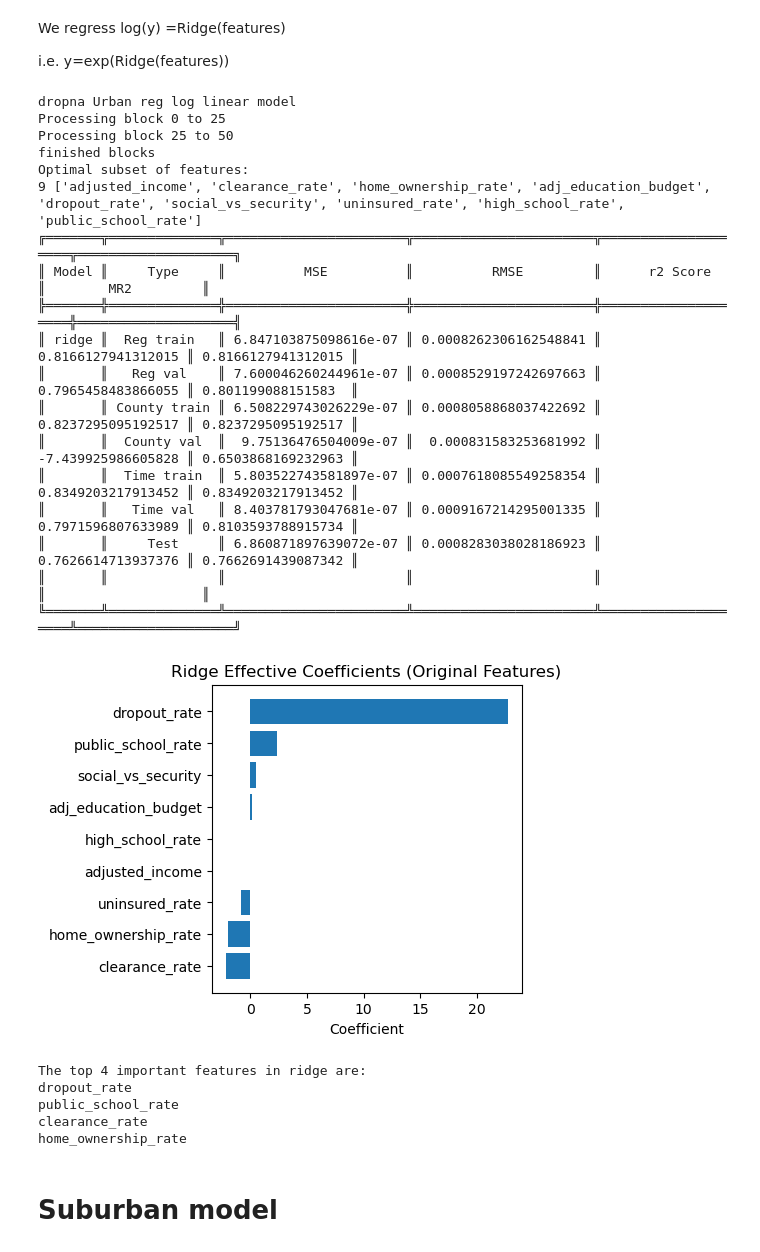
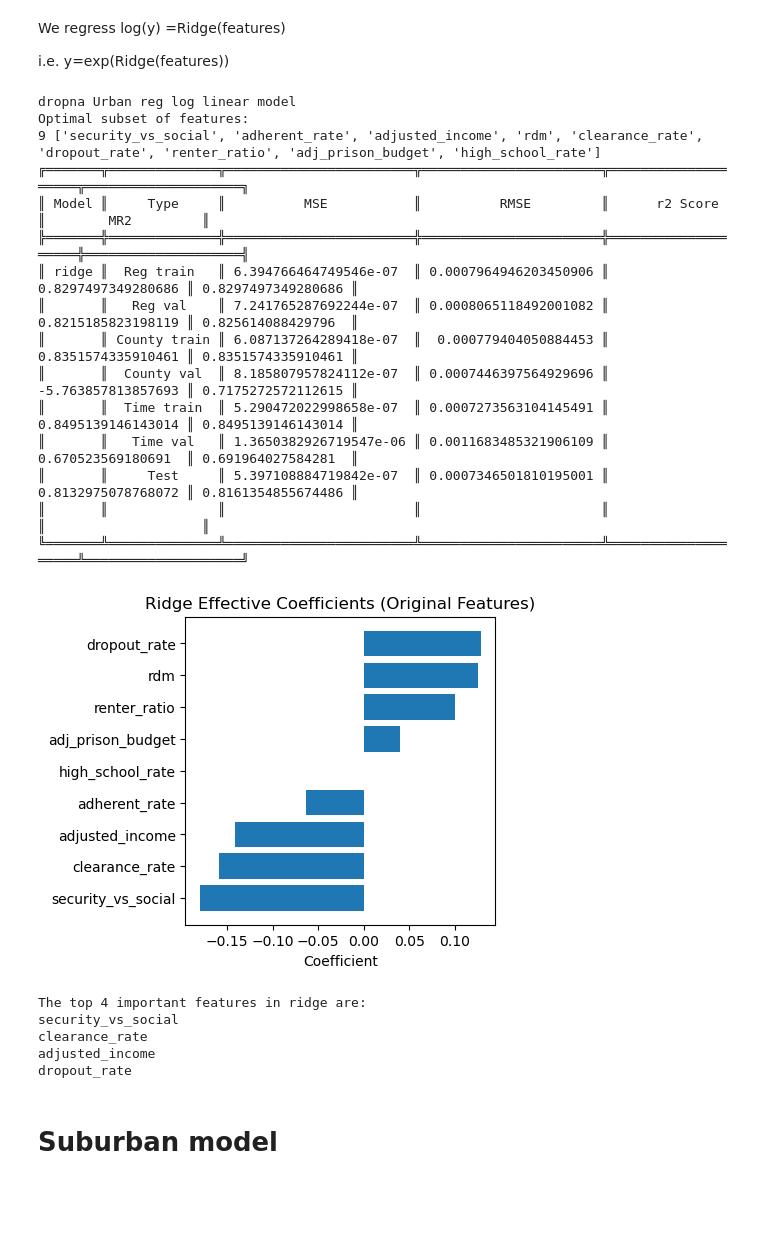
Before and after one commit to git-loa/CrimePatternsProject, a Jupyter notebook: data-exploration/Final_Model.ipynb, the cells around one changed output. Cells and saved outputs as stored; diff of their text form; code cells hidden in the pictures; blank space fills up the shorter version.

Commit message:
Corrected the feature importance function in Final_model.ipmy

```diff
--- a/data-exploration/Final_Model.ipynb
+++ b/data-exploration/Final_Model.ipynb
@@ -51,11 +51,11 @@ feature_0=['Population','clearance_rate',
        'renter_ratio',
        'median_age', 'adj_police_budget',
        'adj_education_budget', 'adj_welfare_budget',
-       'adj_mental_health_budget', 'adj_rehab_budget', 'adj_health_budget',
+        'adj_mental_health_budget', 'adj_rehab_budget','adj_health_budget',
        'adj_judiciary_budget', 'adj_prison_budget',
        'house_affordability', 'uninsured_rate',
        'high_school_rate', 'dropout_rate', 'public_school_rate',
-        "social_vs_security", "security_vs_social"] #'adherent_rate', 'rdm', #'median_house_value',
+        "social_vs_security", "security_vs_social", 'adherent_rate', 'rdm']
 feature_cat=['Category_Rural', 'Category_Suburban', 'Category_Urban']
 crime_dataframe=tentative_df[['County', 'Year',  'crime_rate']+feature_0+feature_cat]
 crime_dataframe=crime_dataframe.set_index(['County', 'Year'])
@@ -198,6 +198,23 @@ for key in Final.keys():
 # Codes
 # %%
 def print_table(model_stats):
+    """
+    Prints a formatted table of model performance metrics.
+
+    The function expects `model_stats` to be a dictionary where:
+      - Each key is a model name.
+      - The value is another dictionary where keys represent different
+        cross-validation types (e.g., "Reg train", "Reg val", etc.) and values
+        are lists of performance metrics. Each metrics list is expected to contain:
+          [MSE, RMSE, r2 Score, MR2]
+        or, in some cases, only the first three metrics.
+
+    The table displays rows for each model and each CV scheme, with columns for
+    Model, Type (CV scheme), MSE, RMSE, r2 Score, and MR2. For additional rows
+    under the same model, the model name is omitted to improve readability.
+
+    The table is formatted using the PrettyTable package with a double border.
+    """
     table = PrettyTable()
     table.field_names = ["Model", "Type", "MSE", "RMSE", "r2 Score", "MR2"]
 
@@ -249,7 +266,7 @@ def feature_importance_PCA(fitted_models, features, size, plot=True, models_to_u
         pca_mlr = fitted_models["mlr"].named_steps["pca"]
         lin_mlr = fitted_models["mlr"].named_steps["Lin"]
         # Back-transform coefficients: effective_coef = (PCA.components_.T @ coef) / scaler.scale_
-        eff_coef_mlr = (pca_mlr.components_.T.dot(lin_mlr.coef_)) / scaler_mlr.scale_
+        eff_coef_mlr = (pca_mlr.components_.T.dot(lin_mlr.coef_)) #/ scaler_mlr.scale_
         sorted_indices_mlr = np.argsort(eff_coef_mlr)
         if plot:
             plt.figure(figsize=size)
@@ -268,7 +285,7 @@ def feature_importance_PCA(fitted_models, features, size, plot=True, models_to_u
         scaler_ridge = fitted_models["ridge"].named_steps["scale"]
         pca_ridge = fitted_models["ridge"].named_steps["pca"]
         ridge_model = fitted_models["ridge"].named_steps["ridge"]
-        eff_coef_ridge = (pca_ridge.components_.T.dot(ridge_model.coef_)) / scaler_ridge.scale_
+        eff_coef_ridge = (pca_ridge.components_.T.dot(ridge_model.coef_)) #/ scaler_ridge.scale_
         sorted_indices_ridge = np.argsort(eff_coef_ridge)
         if plot:
             plt.figure(figsize=size)
@@ -1000,9 +1017,9 @@ def log_fit(
 # Reset Best features
 # %%
 Best_features = {}
-Best_features['Urban']=['adjusted_income', 'clearance_rate', 'home_ownership_rate', 'adj_education_budget', 'dropout_rate', 'social_vs_security', 'uninsured_rate', 'high_school_rate', 'public_school_rate']
-#Best_features['Suburban']=
-#Best_features['Rural']=
+Best_features['Urban']=['security_vs_social', 'adherent_rate', 'adjusted_income', 'rdm', 'clearance_rate', 'dropout_rate', 'renter_ratio', 'adj_prison_budget', 'high_school_rate']
+Best_features['Suburban']=['adherent_rate^2', 'adj_police_budget dropout_rate', 'population_density adj_welfare_budget', 'poverty_rate adj_rehab_budget', 'adjusted_income median_age', 'home_ownership_rate^2', 'mobile_home_ratio^2', 'Population', 'adj_rehab_budget', 'house_affordability', 'population_density poverty_rate', 'poverty_rate adj_police_budget', 'adherent_rate', 'adj_judiciary_budget', 'clearance_rate rent_burden', 'adjusted_income^2', 'public_school_rate^2', 'high_school_rate', 'public_school_rate']
+Best_features['Rural']=['adjusted_income adherent_rate', 'adj_mental_health_budget uninsured_rate', 'adjusted_income', 'mobile_home_ratio', 'clearance_rate', 'vacancy_rate security_vs_social', 'rent_burden adherent_rate', 'dropout_rate', 'security_vs_social rdm', 'adj_health_budget uninsured_rate', 'uninsured_rate', 'renter_ratio adherent_rate', 'adj_judiciary_budget adherent_rate', 'poverty_rate Number_of_Persons_per_HseHld', 'home_ownership_rate adj_health_budget', 'adj_judiciary_budget high_school_rate', 'population_density', 'adj_prison_budget uninsured_rate', 'adj_education_budget']
 # %% [markdown]
 # Urban model
 # %% [markdown]
@@ -1019,55 +1036,52 @@ Xtest=Xdt['test'][(key,key1,key2)]
 Xtrain=Xdt['train'][(key,key1,key2)]
 ytest=ydt['test'][(key,key1)]
 ytrain=ydt['train'][(key,key1)]
 
 n_components = 8
 alpha=20
 models = {
     #"mlr": Pipeline([("scale", StandardScaler()),('pca',PCA(n_components=n_components)), ("Lin", LinearRegression())]),
     #"xgb": xgb.XGBRegressor(random_state=42,max_depth=3, n_estimators=100),
     "ridge": Pipeline([("scale", StandardScaler()),('pca',PCA(n_components=n_components,whiten=True)), ("ridge", Ridge(alpha))]),
     #"random_forest": Pipeline([("scale", StandardScaler()),('pca',PCA(n_components=n_components)), ("randomforest", RandomForestRegressor())]),
 }
 
 threshold_addition=0.002
 threshold_removal=0.002
 #Uncomment this to perform feature selection again
-Best_features[key1]=list(Poly_feature_selection(set(Xtrain.columns), Xtrain, np.log(ytrain), models["ridge"], threshold_addition=threshold_addition, threshold_removal=threshold_removal,min_features=n_components))
+#Best_features[key1]=list(remove_features(set(Xtrain.columns), Xtrain, np.log(ytrain), models["ridge"], threshold=threshold_removal,min_features=n_components))
 
 ff=Best_features[key1]
 print("Optimal subset of features:")
 print(len(ff),ff)
 
 
 fitted_models, models_stats, models_pred = log_fit(Xtrain[ff],Xtest[ff], ytrain,ytest, **models)
 
 # Using pretty table
 print_table(models_stats)
 feature_importance_PCA(fitted_models,ff,(4,4), plot=True, models_to_use=['ridge'])
 # %% [output]
 dropna Urban reg log linear model
-Processing block 0 to 25
-Processing block 25 to 50
-finished blocks
 Optimal subset of features:
-9 ['adjusted_income', 'clearance_rate', 'home_ownership_rate', 'adj_education_budget', 'dropout_rate', 'social_vs_security', 'uninsured_rate', 'high_school_rate', 'public_school_rate']
-╔═══════╦══════════════╦═══════════════════════╦═══════════════════════╦════════════════════╦════════════════════╗
-║ Model ║     Type     ║          MSE          ║          RMSE         ║      r2 Score      ║        MR2         ║
-╠═══════╬══════════════╬═══════════════════════╬═══════════════════════╬════════════════════╬════════════════════╣
-║ ridge ║  Reg train   ║ 6.847103875098616e-07 ║ 0.0008262306162548841 ║ 0.8166127941312015 ║ 0.8166127941312015 ║
-║       ║   Reg val    ║ 7.600046260244961e-07 ║ 0.0008529197242697663 ║ 0.7965458483866055 ║ 0.801199088151583  ║
-║       ║ County train ║ 6.508229743026229e-07 ║ 0.0008058868037422692 ║ 0.8237295095192517 ║ 0.8237295095192517 ║
-║       ║  County val  ║  9.75136476504009e-07 ║  0.000831583253681992 ║ -7.439925986605828 ║ 0.6503868169232963 ║
-║       ║  Time train  ║ 5.803522743581897e-07 ║ 0.0007618085549258354 ║ 0.8349203217913452 ║ 0.8349203217913452 ║
-║       ║   Time val   ║ 8.403781793047681e-07 ║ 0.0009167214295001335 ║ 0.7971596807633989 ║ 0.8103593788915734 ║
-║       ║     Test     ║ 6.860871897639072e-07 ║ 0.0008283038028186923 ║ 0.7626614713937376 ║ 0.7662691439087342 ║
-║       ║              ║                       ║                       ║                    ║                    ║
-╚═══════╩══════════════╩═══════════════════════╩═══════════════════════╩════════════════════╩════════════════════╝
+9 ['security_vs_social', 'adherent_rate', 'adjusted_income', 'rdm', 'clearance_rate', 'dropout_rate', 'renter_ratio', 'adj_prison_budget', 'high_school_rate']
+╔═══════╦══════════════╦════════════════════════╦═══════════════════════╦════════════════════╦════════════════════╗
+║ Model ║     Type     ║          MSE           ║          RMSE         ║      r2 Score      ║        MR2         ║
+╠═══════╬══════════════╬════════════════════════╬═══════════════════════╬════════════════════╬════════════════════╣
+║ ridge ║  Reg train   ║ 6.394766464749546e-07  ║ 0.0007964946203450906 ║ 0.8297497349280686 ║ 0.8297497349280686 ║
+║       ║   Reg val    ║ 7.241765287692244e-07  ║ 0.0008065118492001082 ║ 0.8215185823198119 ║ 0.825614088429796  ║
+║       ║ County train ║ 6.087137264289418e-07  ║  0.000779404050884453 ║ 0.8351574335910461 ║ 0.8351574335910461 ║
+║       ║  County val  ║ 8.185807957824112e-07  ║ 0.0007446397564929696 ║ -5.763857813857693 ║ 0.7175272572112615 ║
+║       ║  Time train  ║ 5.290472022998658e-07  ║ 0.0007273563104145491 ║ 0.8495139146143014 ║ 0.8495139146143014 ║
+║       ║   Time val   ║ 1.3650382926719547e-06 ║ 0.0011683485321906109 ║ 0.670523569180691  ║ 0.691964027584281  ║
+║       ║     Test     ║ 5.397108884719842e-07  ║ 0.0007346501810195001 ║ 0.8132975078768072 ║ 0.8161354855674486 ║
+║       ║              ║                        ║                       ║                    ║                    ║
+╚═══════╩══════════════╩════════════════════════╩═══════════════════════╩════════════════════╩════════════════════╝
-[figure, old version]
+[figure, new version]
 The top 4 important features in ridge are:
+security_vs_social
+clearance_rate
+adjusted_income
 dropout_rate
-public_school_rate
-clearance_rate
-home_ownership_rate
 # %% [markdown]
 # Suburban model
```
Also changed, not shown: parts of 9 cells of this notebook, 25 other files.
